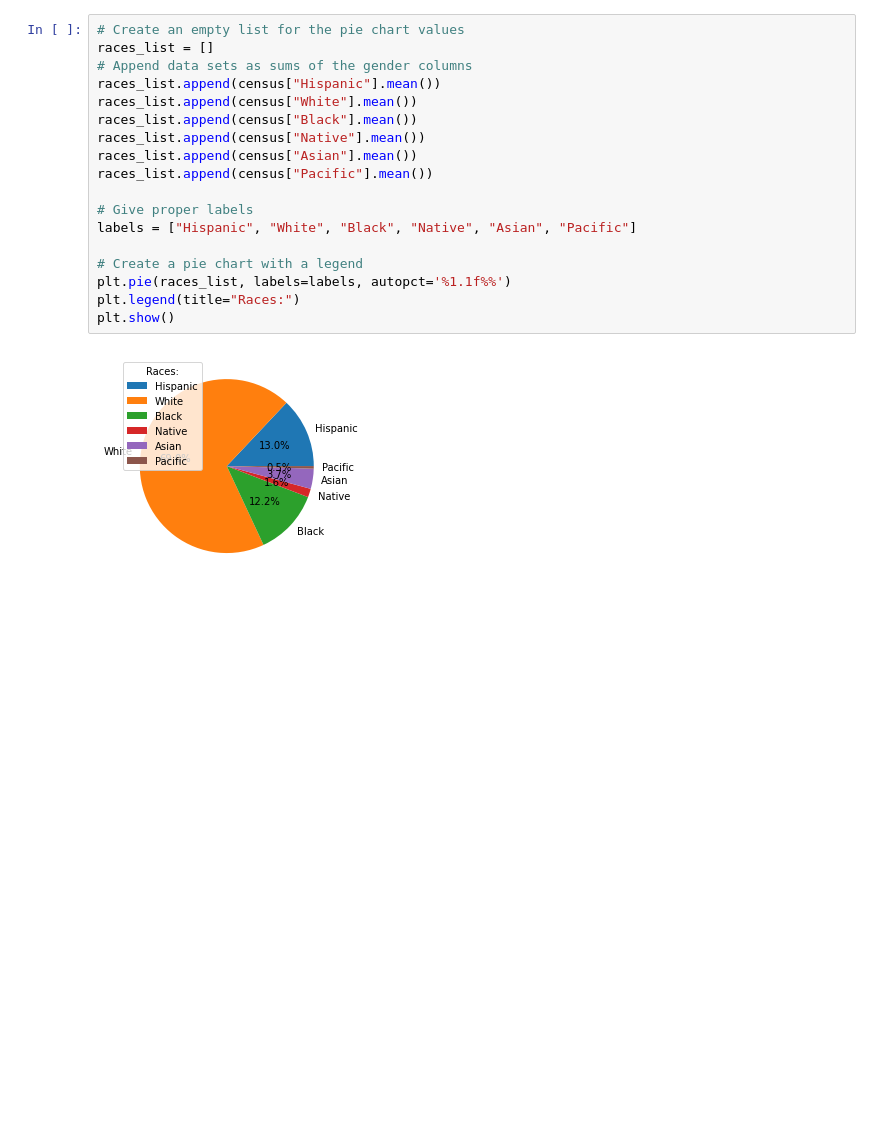
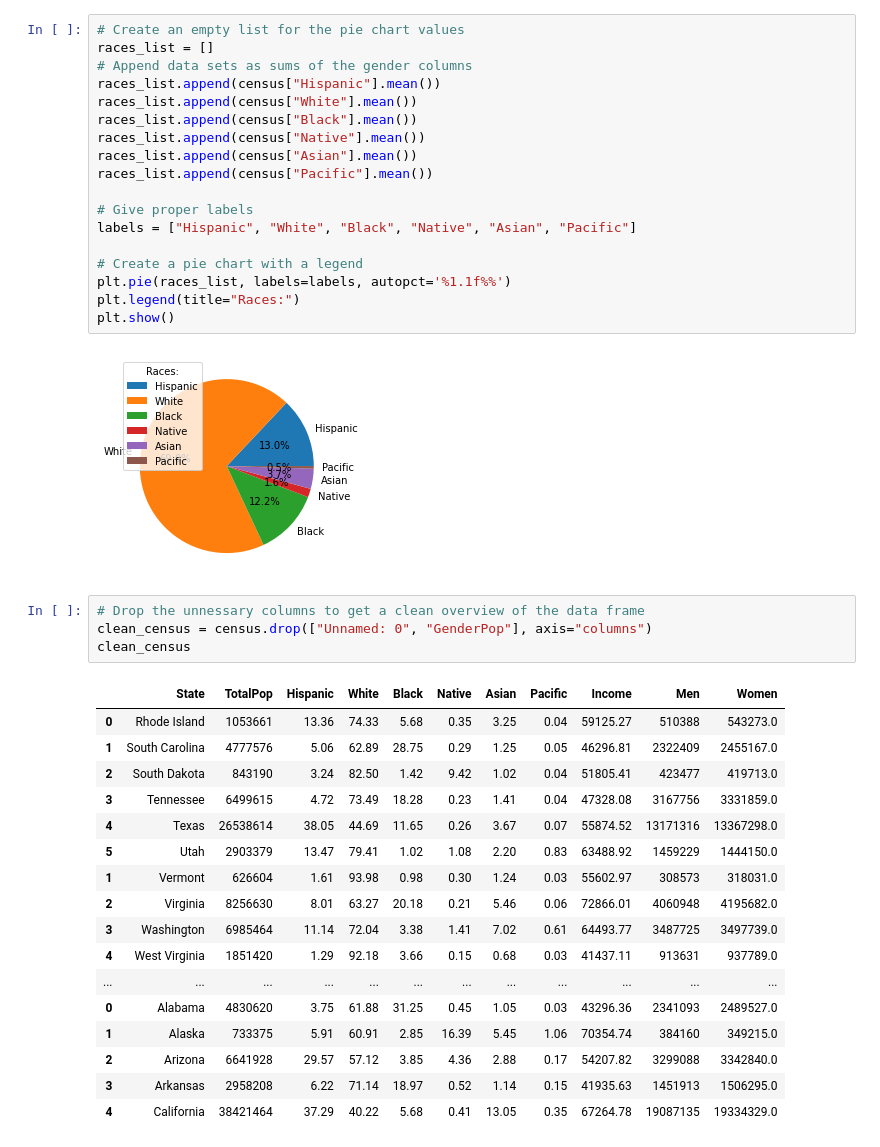
Before and after one commit to soyuz108/Cleaning-U.S.-Census-Data, a Jupyter notebook: Cleaning U.S. Census Data.ipynb, the cells around one changed output. Saved outputs shown, nothing was run; the diff lists cells and outputs as text; blank space fills up the shorter version.

```diff
--- a/Cleaning U.S. Census Data.ipynb
+++ b/Cleaning U.S. Census Data.ipynb
@@ -291,3 +291,25 @@ plt.legend(title="Races:")
 plt.show()
 # %% [output]
 [figure]
+# %%
+# Drop the unnessary columns to get a clean overview of the data frame
+clean_census = census.drop(["Unnamed: 0", "GenderPop"], axis="columns")
+clean_census
+# %% [output]
+|  | State | TotalPop | Hispanic | White | Black | Native | Asian | Pacific | Income | Men | Women |
+| 0 | Rhode Island | 1053661 | 13.36 | 74.33 | 5.68 | 0.35 | 3.25 | 0.04 | 59125.27 | 510388 | 543273.0 |
+| 1 | South Carolina | 4777576 | 5.06 | 62.89 | 28.75 | 0.29 | 1.25 | 0.05 | 46296.81 | 2322409 | 2455167.0 |
+| 2 | South Dakota | 843190 | 3.24 | 82.50 | 1.42 | 9.42 | 1.02 | 0.04 | 51805.41 | 423477 | 419713.0 |
+| 3 | Tennessee | 6499615 | 4.72 | 73.49 | 18.28 | 0.23 | 1.41 | 0.04 | 47328.08 | 3167756 | 3331859.0 |
+| 4 | Texas | 26538614 | 38.05 | 44.69 | 11.65 | 0.26 | 3.67 | 0.07 | 55874.52 | 13171316 | 13367298.0 |
+| 5 | Utah | 2903379 | 13.47 | 79.41 | 1.02 | 1.08 | 2.20 | 0.83 | 63488.92 | 1459229 | 1444150.0 |
+| 1 | Vermont | 626604 | 1.61 | 93.98 | 0.98 | 0.30 | 1.24 | 0.03 | 55602.97 | 308573 | 318031.0 |
+| 2 | Virginia | 8256630 | 8.01 | 63.27 | 20.18 | 0.21 | 5.46 | 0.06 | 72866.01 | 4060948 | 4195682.0 |
+| 3 | Washington | 6985464 | 11.14 | 72.04 | 3.38 | 1.41 | 7.02 | 0.61 | 64493.77 | 3487725 | 3497739.0 |
+| 4 | West Virginia | 1851420 | 1.29 | 92.18 | 3.66 | 0.15 | 0.68 | 0.03 | 41437.11 | 913631 | 937789.0 |
+| ... | ... | ... | ... | ... | ... | ... | ... | ... | ... | ... | ... |
+| 0 | Alabama | 4830620 | 3.75 | 61.88 | 31.25 | 0.45 | 1.05 | 0.03 | 43296.36 | 2341093 | 2489527.0 |
+| 1 | Alaska | 733375 | 5.91 | 60.91 | 2.85 | 16.39 | 5.45 | 1.06 | 70354.74 | 384160 | 349215.0 |
+| 2 | Arizona | 6641928 | 29.57 | 57.12 | 3.85 | 4.36 | 2.88 | 0.17 | 54207.82 | 3299088 | 3342840.0 |
+| 3 | Arkansas | 2958208 | 6.22 | 71.14 | 18.97 | 0.52 | 1.14 | 0.15 | 41935.63 | 1451913 | 1506295.0 |
+| 4 | California | 38421464 | 37.29 | 40.22 | 5.68 | 0.41 | 13.05 | 0.35 | 67264.78 | 19087135 | 19334329.0 |
```
Also changed, not shown: parts of 1 cell of this notebook.
